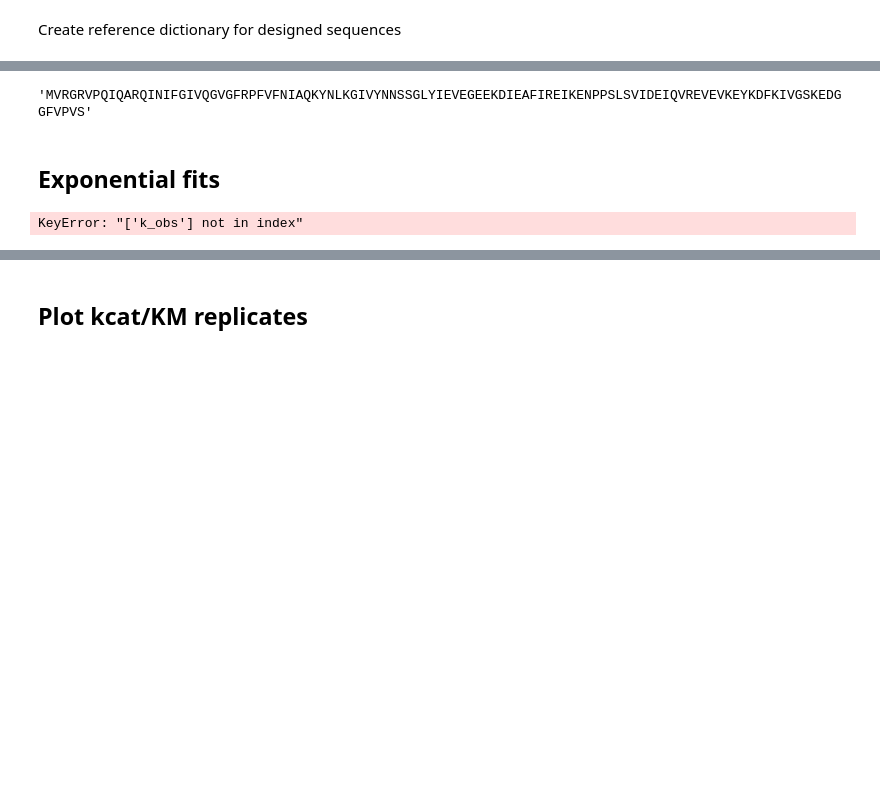
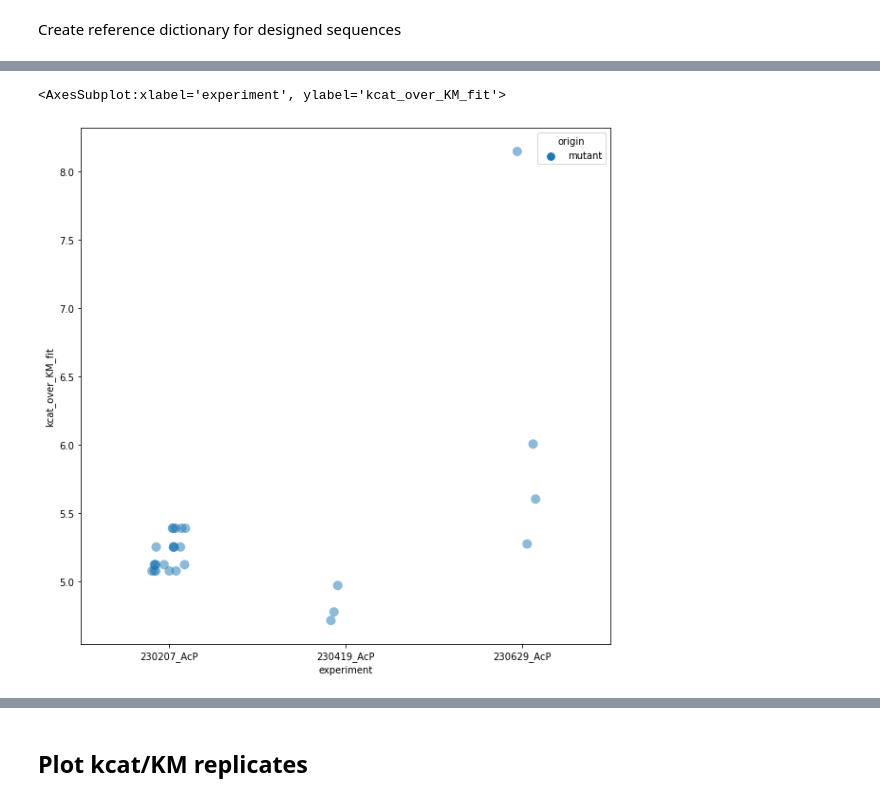
Before and after one commit to FordyceLab/htmek-workup, a Jupyter notebook: multi_experiment_aggregation/current_aggregation.ipynb, the cells around one changed output, grey strips where cells are left out. Saved outputs shown, nothing was run; the diff lists cells and outputs as text; code cells hidden in the pictures; blank space fills up the shorter version.

```diff
--- a/multi_experiment_aggregation/current_aggregation.ipynb
+++ b/multi_experiment_aggregation/current_aggregation.ipynb
@@ -230,7 +195,7 @@ for key in all_turnover_dfs.keys():
 Import stability data
 # %%
 # Import Experiment
-df_230207_SFL_DiFMUP = pd.read_csv('/Users/micaholivas/Desktop/Stanford/Research/Projects/Salesforce_Progen_Predictions/Small_ACYP_Library/4_Experiments/230207/Interpretation/DiFMUP/230207_DiFMUP_workup.csv')
+df_230207_SFL_DiFMUP = pd.read_csv('/Volumes/Data_T7/HT-MEK_data/ACYP/230207/Interpretation/DiFMUP/230207_DiFMUP_workup.csv')
 
 # add to list of dfs
 all_stability_dfs = {
@@ -308,0 +259,5 @@ for key in all_turnover_dfs.keys():
+# %%
+columns_to_keep = ['name',	'n_mutations',	'ensemble_ll',	'predicted_tm',	'protein_sequence',	'protein_sequence_wt']
+
+# merge with full sequence library
+all_turnover_dfs_concat = pd.merge(all_turnover_dfs_concat, full_sequence_library[columns_to_keep], how='left', on='name')
@@ -309,3 +266,20 @@ for key in all_turnover_dfs.keys():
+# %%
+# remove well number from name and MutantID
+pattern = r'(^\d{1,}\w{0,1}\d{1,}_)'
+all_turnover_dfs_concat['MutantID'] = all_turnover_dfs_concat['MutantID'].str.replace(pattern, '')
+all_turnover_dfs_concat['name'] = all_turnover_dfs_concat['name'].str.replace(pattern, '')
+
+# set origin to 'mutant' if pattern matches
+pattern = r'(^\d{1,}\w{0,1}\d{1,})'
+for i in all_turnover_dfs_concat.index:
+    if re.search(pattern, all_turnover_dfs_concat.loc[i, 'MutantID']):
+        all_turnover_dfs_concat.loc[i, 'origin'] = 'mutant'
+
+# if MutantID contains 'acylphosphatase' split MutantID and set species to last word
+pattern = r'(acylphosphatase)'
+for i in all_turnover_dfs_concat.index:
+    if re.search(pattern, all_turnover_dfs_concat.loc[i, 'MutantID']):
+        all_turnover_dfs_concat.loc[i, 'species'] = all_turnover_dfs_concat.loc[i, 'MutantID'].split('_')[-2].replace(' ', '_')
 # %% [markdown]
 ## Define export path
 # %%
@@ -434 +342,4 @@ for species in dat['species'].unique():
+# %%
+# log transform kcat/KM
+all_turnover_dfs_concat['kcat_over_KM_fit'] = np.log10(all_turnover_dfs_concat['kcat_over_KM_fit'])
 # %%
@@ -440,9 +364 @@ Index(['name', 'n_mutations', 'ensemble_ll', 'predicted_tm', 'mutation',
       dtype='object')
-# %%
-# get the WT hypf sequence
-wt_hypf_sequence = full_protein_sequence_library[(full_protein_sequence_library['species'] == 'hypf')]['protein_sequence_wt'].unique()[0]
-wt_hypf_sequence
-# %% [output]
-'MVRGRVPQIQARQINIFGIVQGVGFRPFVFNIAQKYNLKGIVYNNSSGLYIEVEGEEKDIEAFIREIKENPPSLSVIDEIQVREVEVKEYKDFKIVGSKEDGGFVPVS'
-# %% [markdown]
-## Exponential fits
@@ -466,11 +365,18 @@ kobs_substrate_conc_dict = {
-# %%
-# normalize kobs by enzyme concentration
-for key in all_turnover_dfs.keys():
-    if 'k_obs' in all_turnover_dfs[key].columns:
-        all_turnover_dfs[key]['kobs_over_enzyme_conc'] = all_turnover_dfs[key]['k_obs'] / all_turnover_dfs[key]['EnzymeConc']
-    else:
-        all_turnover_dfs[key]['kobs_over_enzyme_conc'] = np.nan
-
-all_turnover_dfs['221022_AcP'][['MutantID', 'Indices', 'EnzymeConc', 'substrate_conc_uM', 'k_obs', 'kobs_over_enzyme_conc']]
-# %% [output]
-KeyError: "['k_obs'] not in index"
+# %%
+# filter for only WT and mutant data
+dat = all_turnover_dfs_concat.copy()
+dat = dat[dat['species'] == 'hsapiens']
+dat = dat[dat['mutation'] == 'C21S']
+dat = dat[dat['substrate'] == 'AcP']
+remove_expts = ['221201_AcP', '230410_AcP', '230612_AcP', '230622_AcP']
+dat = dat[~dat['experiment'].isin(remove_expts)]
+# dat.drop_duplicates(subset=['Indices'], inplace=True)
+
+# filter low local bg ratio
+dat = dat[dat['local_bg_ratio'] > 2]
+
+plt.figure(figsize=(10, 10))
+sns.stripplot(data=dat, x='experiment', y='kcat_over_KM_fit', hue='origin', dodge=True, jitter=True, alpha=0.5, size=10)
+# %% [output]
+<AxesSubplot:xlabel='experiment', ylabel='kcat_over_KM_fit'>
+[figure, added]
```
Also changed, not shown: parts of 146 cells of this notebook, 4 other files.
